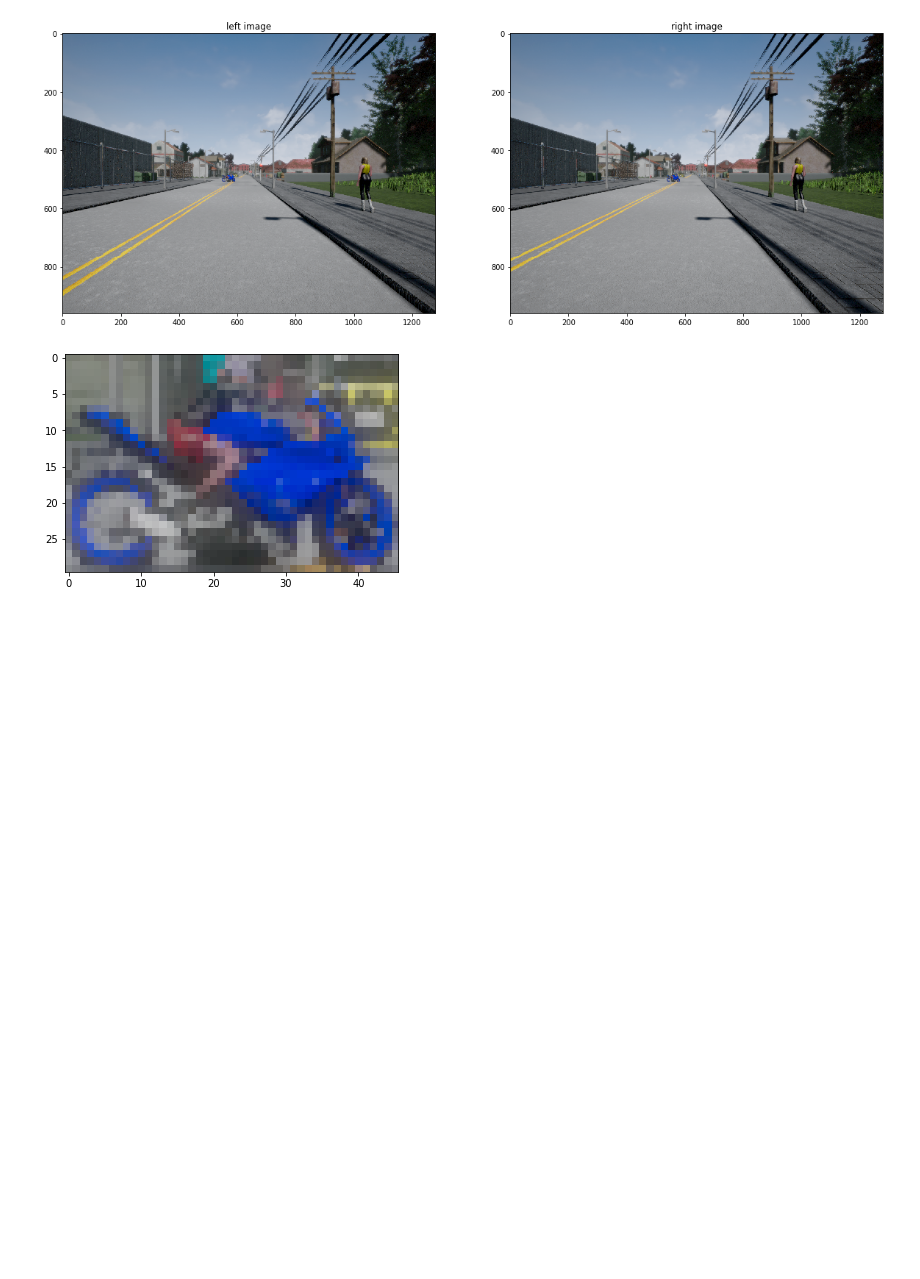
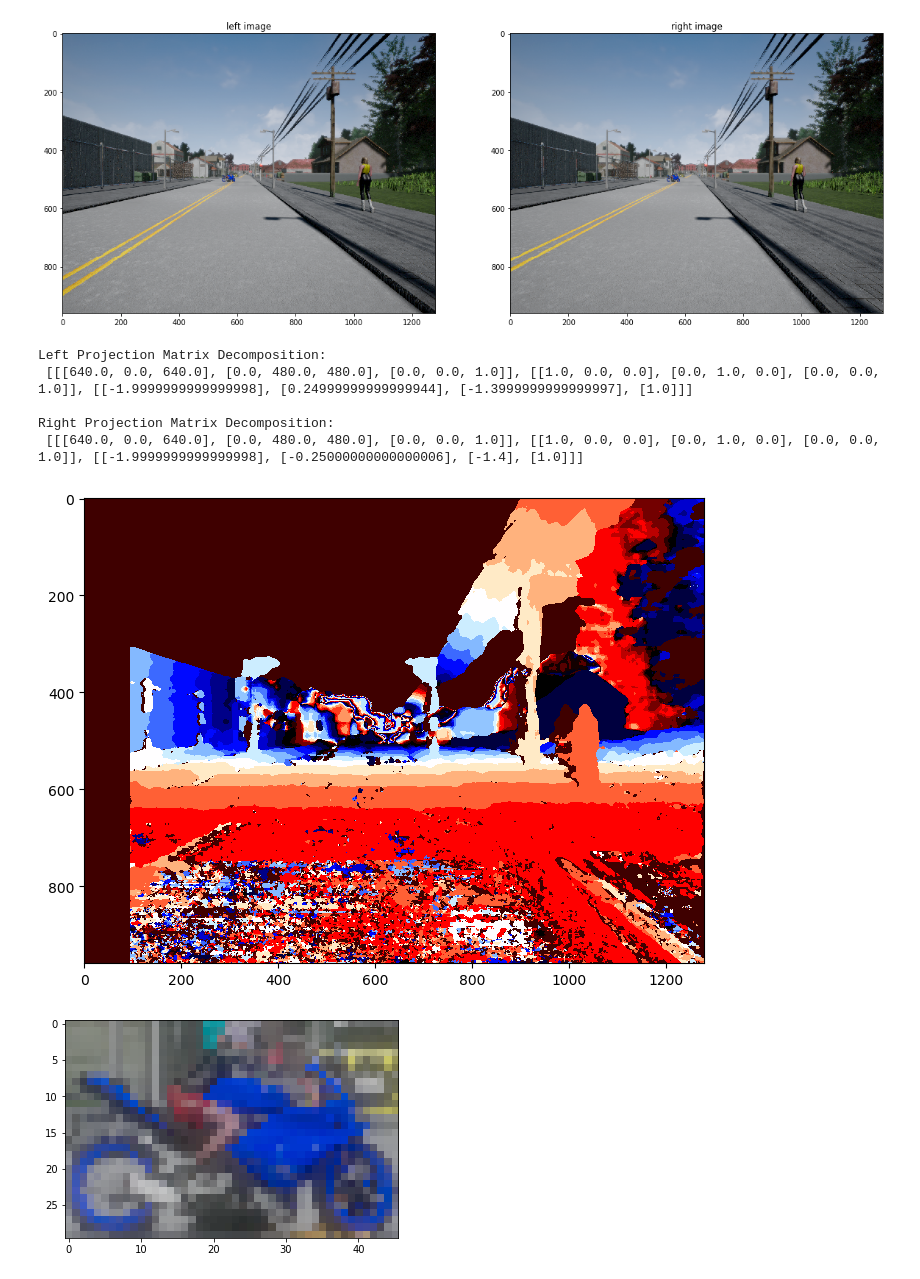
Before and after one commit to Kush0301/Visual-Odometry, a Jupyter notebook: Stereo Depth.ipynb, the cells around one changed output. Cells and saved outputs as stored; diff of their text form; code cells hidden in the pictures; blank space fills up the shorter version.

```diff
--- a/Stereo Depth.ipynb
+++ b/Stereo Depth.ipynb
@@ -56,9 +56,25 @@ def calc_depth_map(disp_left, k_left, t_left, t_right):
 # %%
 #Estimating depth
 disp_left = compute_left_disparity_map(left_image, right_image)
 k_left, r_left, t_left = decompose_projection_matrix(p_left)
 k_right, r_right, t_right = decompose_projection_matrix(p_right)
 depth_map_left = calc_depth_map(disp_left, k_left, t_left, t_right)
+print("Left Projection Matrix Decomposition:\n {0}".format([k_left.tolist(),
+                                                            r_left.tolist(),
+                                                            t_left.tolist()]))
+print("\nRight Projection Matrix Decomposition:\n {0}".format([k_right.tolist(),
+                                                               r_right.tolist(),
+                                                               t_right.tolist()]))
+plt.figure(figsize=(8, 8), dpi=100)
+plt.imshow(depth_map_left, cmap='flag')
+plt.show()
+# %% [output]
+Left Projection Matrix Decomposition:
+ [[[640.0, 0.0, 640.0], [0.0, 480.0, 480.0], [0.0, 0.0, 1.0]], [[1.0, 0.0, 0.0], [0.0, 1.0, 0.0], [0.0, 0.0, 1.0]], [[-1.9999999999999998], [0.24999999999999944], [-1.3999999999999997], [1.0]]]
+
+Right Projection Matrix Decomposition:
+ [[[640.0, 0.0, 640.0], [0.0, 480.0, 480.0], [0.0, 0.0, 1.0]], [[1.0, 0.0, 0.0], [0.0, 1.0, 0.0], [0.0, 0.0, 1.0]], [[-1.9999999999999998], [-0.25000000000000006], [-1.4], [1.0]]]
+[figure, added]
 # %%
 #Finding an object's location given the object image
 
```
